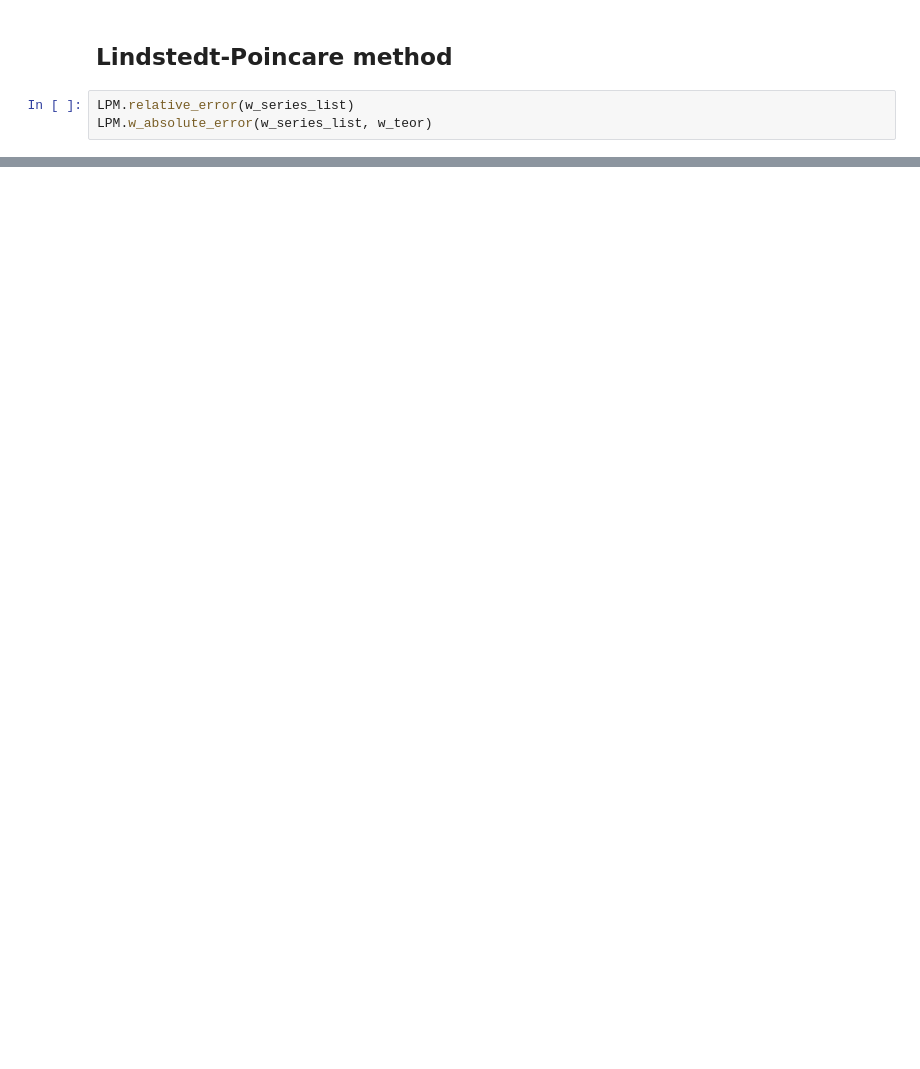
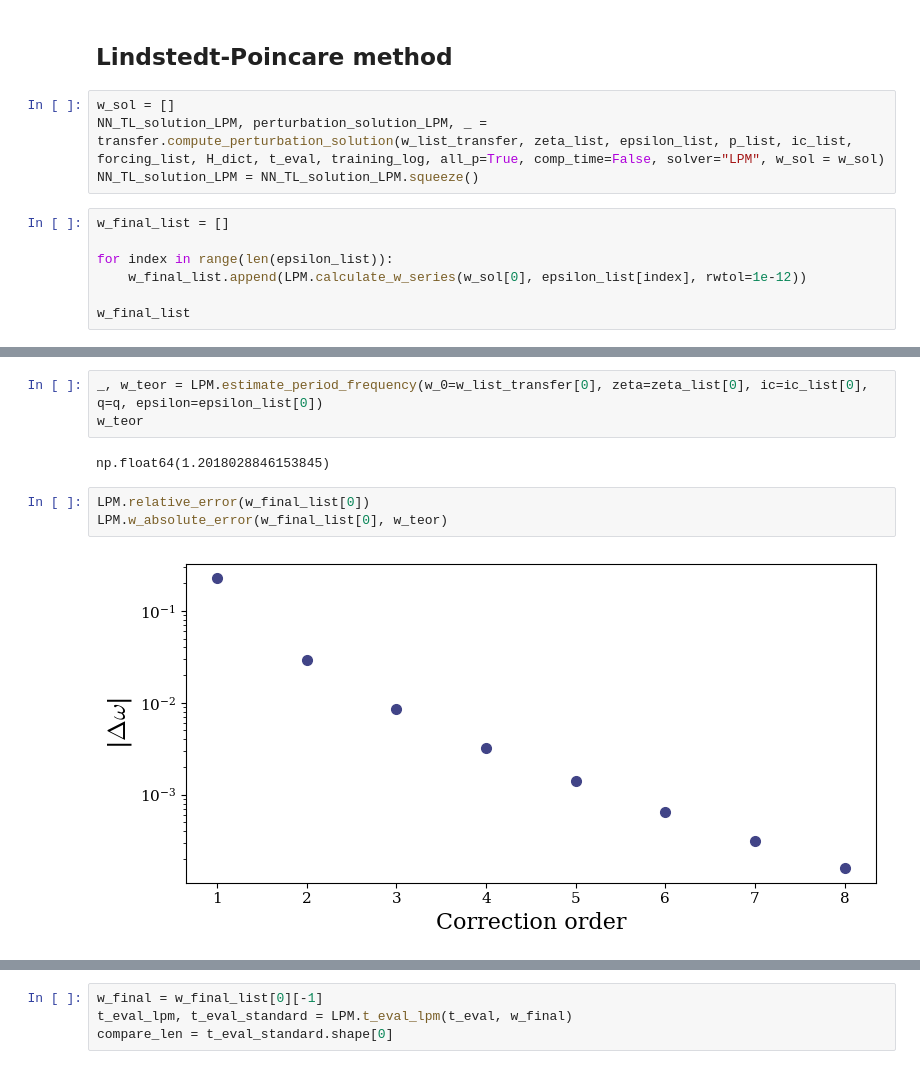
Before and after one commit to esemsc-dda24/PTL-PINNs, a Jupyter notebook: ptlpinns/results/undamped.ipynb, the cells around one changed output, grey strips where cells are left out. Cells and saved outputs as stored; diff of their text form; blank space fills up the shorter version.

```diff
--- a/ptlpinns/results/undamped.ipynb
+++ b/ptlpinns/results/undamped.ipynb
@@ -46,6 +51,14 @@ NameError: name 'PINN_x_solution_series' is not defined
 # %% [markdown]
 ## Lindstedt-Poincare method
+# %%
+w_sol = []
+NN_TL_solution_LPM, perturbation_solution_LPM, _ = transfer.compute_perturbation_solution(w_list_transfer, zeta_list, epsilon_list, p_list, ic_list, forcing_list, H_dict, t_eval, training_log, all_p=True, comp_time=False, solver="LPM", w_sol = w_sol)
+NN_TL_solution_LPM = NN_TL_solution_LPM.squeeze()
 # %%
-LPM.relative_error(w_series_list)
-LPM.w_absolute_error(w_series_list, w_teor)
+w_final_list = []
+
+for index in range(len(epsilon_list)):
+    w_final_list.append(LPM.calculate_w_series(w_sol[0], epsilon_list[index], rwtol=1e-12))
+
+w_final_list
 # %% [output]
@@ -52,0 +74,10 @@ NameError: name 'w_series_list' is not defined
+# %%
+_, w_teor = LPM.estimate_period_frequency(w_0=w_list_transfer[0], zeta=zeta_list[0], ic=ic_list[0], q=q, epsilon=epsilon_list[0])
+w_teor
+# %% [output]
+np.float64(1.2018028846153845)
+# %%
+LPM.relative_error(w_final_list[0])
+LPM.w_absolute_error(w_final_list[0], w_teor)
+# %% [output]
+[figure, added]
@@ -52,0 +85,4 @@ NameError: name 'w_series_list' is not defined
+# %%
+w_final = w_final_list[0][-1]
+t_eval_lpm, t_eval_standard = LPM.t_eval_lpm(t_eval, w_final)
+compare_len = t_eval_standard.shape[0]
```
Also changed, not shown: parts of 12 cells of this notebook, 6 other files.
